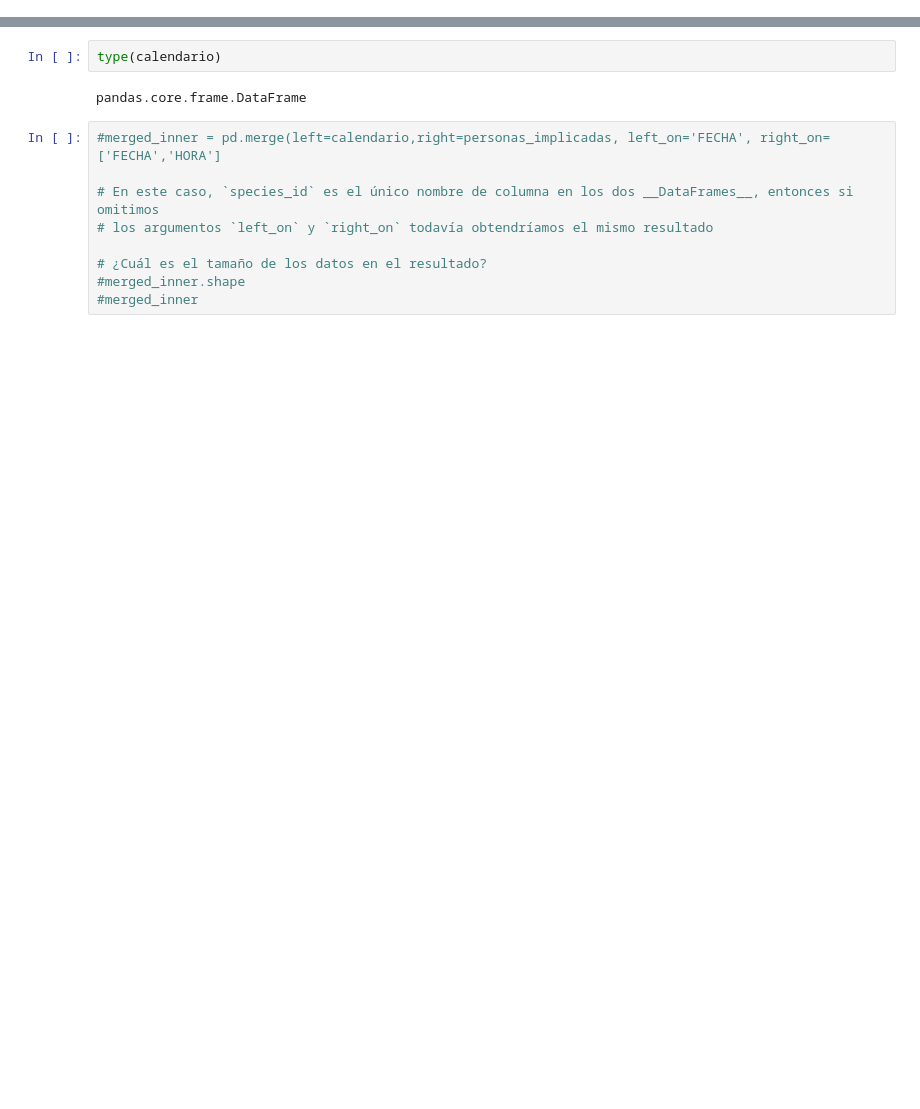
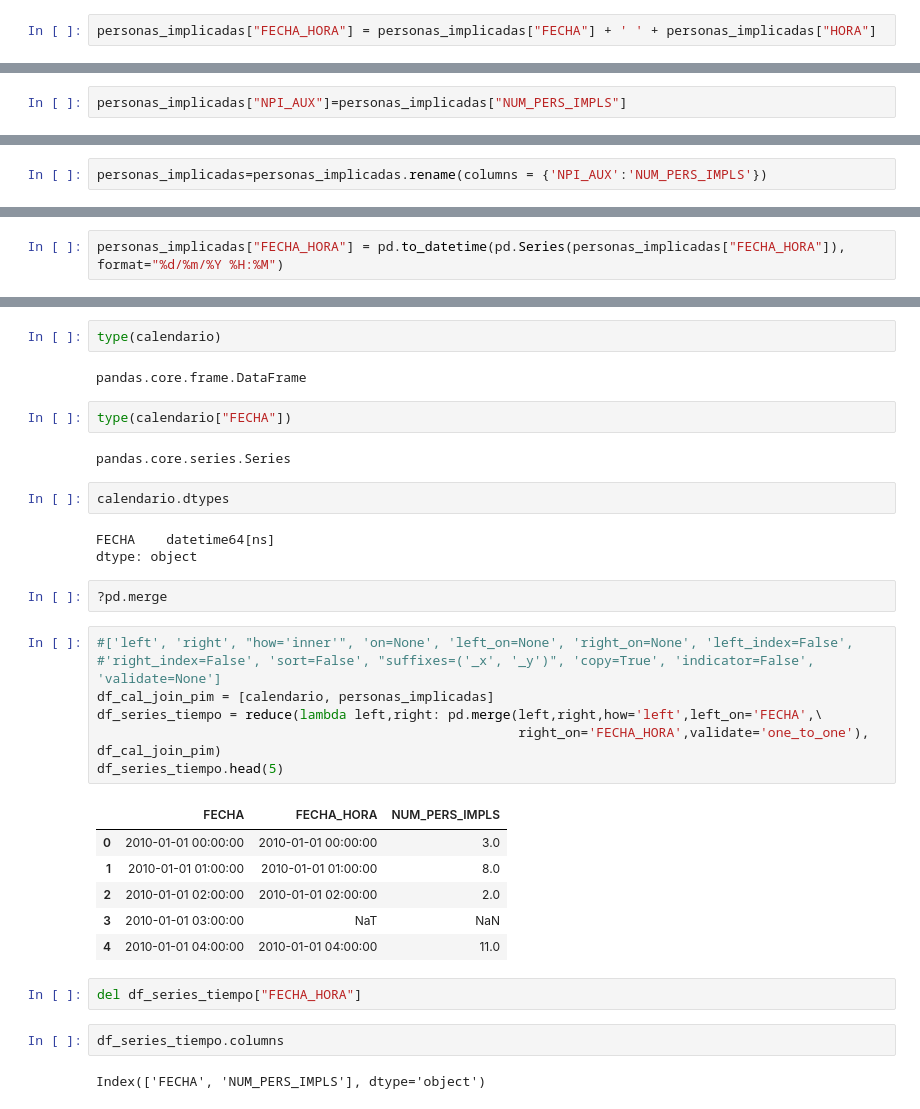
Before and after one commit to arodmas/TFM_Accident_reduction_plan_in_the_city_of_Madrid, a Jupyter notebook: 02_Desarrollo/02_ciclo_prueba_muestra_ordenado.ipynb, the cells around one changed output, grey strips where cells are left out. Drawn from its saved outputs; the diff is of its cells as text; blank space fills up the shorter version.

Commit message:
csv_fileexport_df_series_tiempo.csv

```diff
--- a/02_Desarrollo/02_ciclo_prueba_muestra_ordenado.ipynb
+++ b/02_Desarrollo/02_ciclo_prueba_muestra_ordenado.ipynb
@@ -1148,2 +1140,4 @@ HORA               int64
 NUM_PERS_IMPLS     int64
 dtype: object
+# %%
+personas_implicadas["FECHA_HORA"] = personas_implicadas["FECHA"] + ' ' + personas_implicadas["HORA"]
@@ -1149,0 +1167,2 @@ dtype: object
+# %%
+personas_implicadas["NPI_AUX"]=personas_implicadas["NUM_PERS_IMPLS"]
@@ -1149,0 +1192,2 @@ dtype: object
+# %%
+personas_implicadas=personas_implicadas.rename(columns = {'NPI_AUX':'NUM_PERS_IMPLS'})
@@ -1149,0 +1205,2 @@ dtype: object
+# %%
+personas_implicadas["FECHA_HORA"] = pd.to_datetime(pd.Series(personas_implicadas["FECHA_HORA"]), format="%d/%m/%Y %H:%M")
@@ -1193,12 +1267,34 @@ Name: FECHA, dtype: datetime64[ns]
 type(calendario)
 # %% [output]
 pandas.core.frame.DataFrame
-# %%
-#merged_inner = pd.merge(left=calendario,right=personas_implicadas, left_on='FECHA', right_on=['FECHA','HORA']
-
-# En este caso, `species_id` es el único nombre de columna en los dos __DataFrames__, entonces si omitimos
-# los argumentos `left_on` y `right_on` todavía obtendríamos el mismo resultado
-
-# ¿Cuál es el tamaño de los datos en el resultado?
-#merged_inner.shape
-#merged_inner
+# %%
+type(calendario["FECHA"])
+# %% [output]
+pandas.core.series.Series
+# %%
+calendario.dtypes
+# %% [output]
+FECHA    datetime64[ns]
+dtype: object
+# %%
+?pd.merge
+# %%
+#['left', 'right', "how='inner'", 'on=None', 'left_on=None', 'right_on=None', 'left_index=False',
+#'right_index=False', 'sort=False', "suffixes=('_x', '_y')", 'copy=True', 'indicator=False', 'validate=None']
+df_cal_join_pim = [calendario, personas_implicadas]
+df_series_tiempo = reduce(lambda left,right: pd.merge(left,right,how='left',left_on='FECHA',\
+                                                      right_on='FECHA_HORA',validate='one_to_one'), df_cal_join_pim)
+df_series_tiempo.head(5)
+# %% [output]
+|  | FECHA | FECHA_HORA | NUM_PERS_IMPLS |
+| 0 | 2010-01-01 00:00:00 | 2010-01-01 00:00:00 | 3.0 |
+| 1 | 2010-01-01 01:00:00 | 2010-01-01 01:00:00 | 8.0 |
+| 2 | 2010-01-01 02:00:00 | 2010-01-01 02:00:00 | 2.0 |
+| 3 | 2010-01-01 03:00:00 | NaT | NaN |
+| 4 | 2010-01-01 04:00:00 | 2010-01-01 04:00:00 | 11.0 |
+# %%
+del df_series_tiempo["FECHA_HORA"]
+# %%
+df_series_tiempo.columns
+# %% [output]
+Index(['FECHA', 'NUM_PERS_IMPLS'], dtype='object')
```
Also changed, not shown: parts of 45 cells of this notebook, 3 other files.
